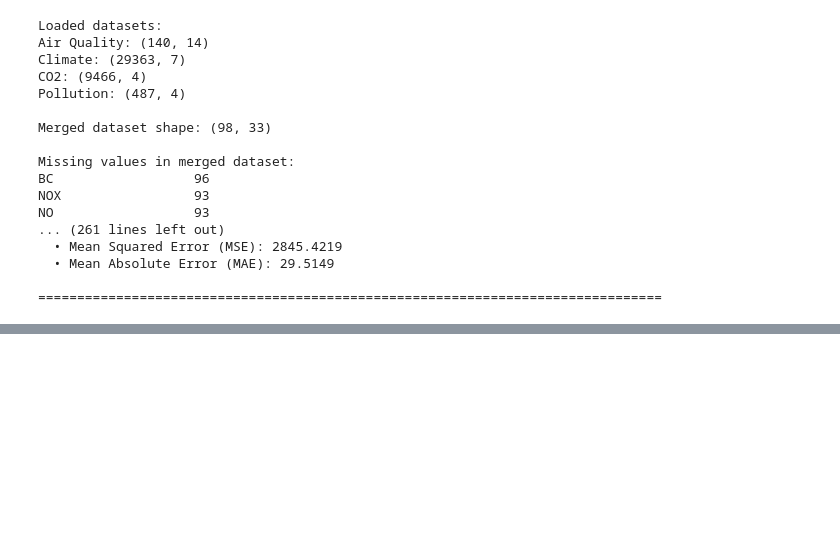
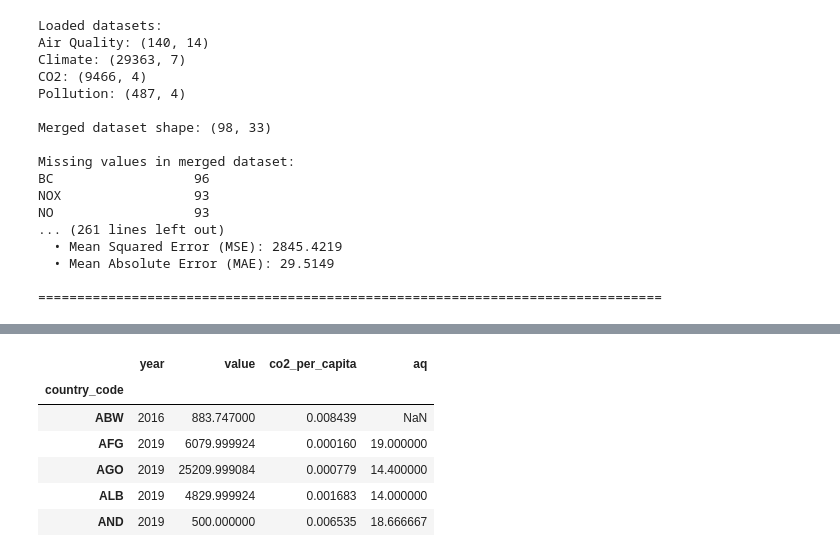
Before and after one commit to erdnuz/climate_lens, a Jupyter notebook: preprocessing.ipynb, the cells around one changed output, grey strips where cells are left out. Saved outputs shown, nothing was run; the diff lists cells and outputs as text; code cells hidden in the pictures; blank space fills up the shorter version.

```diff
--- a/preprocessing.ipynb
+++ b/preprocessing.ipynb
@@ -1073,0 +1109,3 @@ NO                  93
+# %%
+co2.set_index(['country_code'], inplace=True)
+co2 = co2[~co2.index.get_level_values('country_code').duplicated(keep='last')]
@@ -1073,0 +1122,2 @@ NO                  93
+# %%
+aq.set_index(['country_code'], inplace=True)
@@ -1073,0 +1126,10 @@ NO                  93
+# %%
+co2.head()
+# %% [output]
+|  | year | value | co2_per_capita | aq |
+| country_code |  |  |  |  |
+| ABW | 2016 | 883.747000 | 0.008439 | NaN |
+| AFG | 2019 | 6079.999924 | 0.000160 | 19.000000 |
+| AGO | 2019 | 25209.999084 | 0.000779 | 14.400000 |
+| ALB | 2019 | 4829.999924 | 0.001683 | 14.000000 |
+| AND | 2019 | 500.000000 | 0.006535 | 18.666667 |
```
Also changed, not shown: parts of 19 cells of this notebook.
